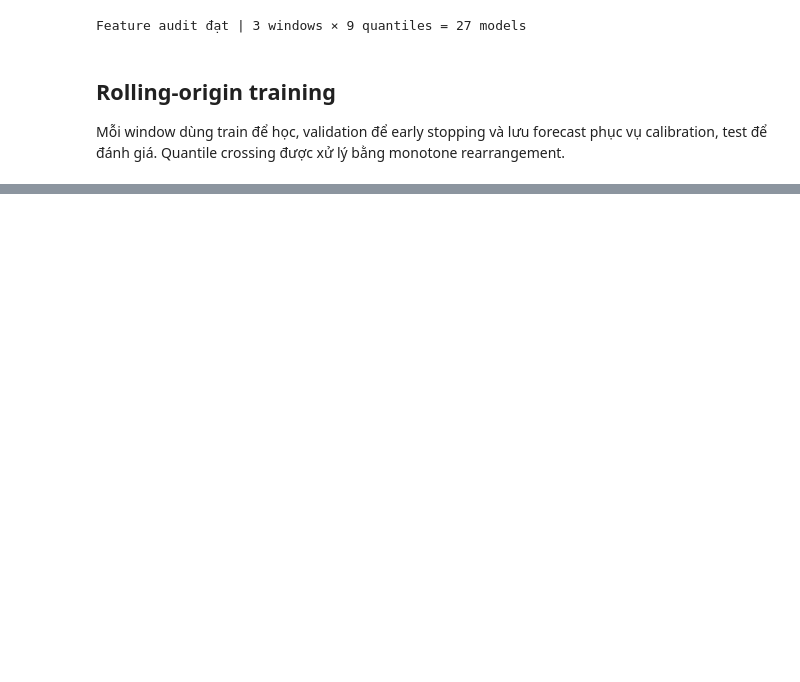
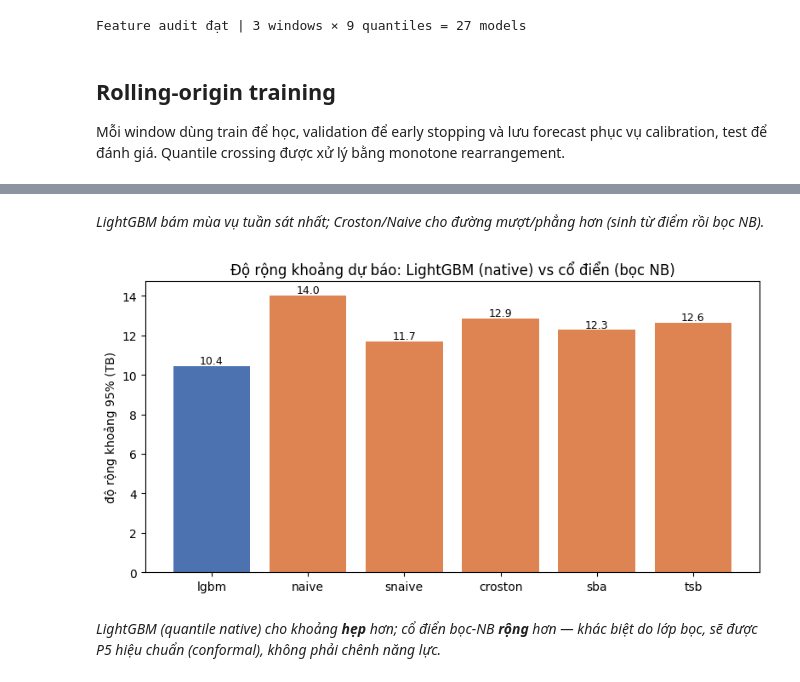
Before and after one commit to DuyKhanh162/m5-intermittent-forecasting, a Jupyter notebook: notebooks/P3.ipynb, the cells around one changed output, grey strips where cells are left out. Drawn from its saved outputs; the diff is of its cells as text; code cells hidden in the pictures; blank space fills up the shorter version.

```diff
--- a/notebooks/P3.ipynb
+++ b/notebooks/P3.ipynb
@@ -307,0 +517,23 @@ Forecast rows: 2,626,344 | runtime: 16.5 phút
+# %% [markdown]
+*LightGBM bám mùa vụ tuần sát nhất; Croston/Naive cho đường mượt/phẳng hơn (sinh từ điểm rồi bọc NB).*
+# %%
+# Biểu đồ 3 — Độ rộng khoảng 95% trung bình theo 6 model của P3
+import matplotlib.pyplot as plt
+models = ["lgbm", "naive", "snaive", "croston", "sba", "tsb"]
+w95 = []
+for m in models:
+    d = pd.read_parquet(f"data/outputs/forecasts/{m}.parquet", columns=["quantile_level", "value"])
+    hi = d.loc[d.quantile_level == 0.975, "value"].mean()
+    lo = d.loc[d.quantile_level == 0.025, "value"].mean()
+    w95.append(hi - lo)
+fig, ax = plt.subplots(figsize=(8, 4.2))
+bars = ax.bar(models, w95, color=["#4C72B0"] + ["#DD8452"] * 5)
+for b, v in zip(bars, w95):
+    ax.text(b.get_x() + b.get_width()/2, v + 0.1, f"{v:.1f}", ha="center", fontsize=9)
+ax.set_ylabel("độ rộng khoảng 95% (TB)")
+ax.set_title("Độ rộng khoảng dự báo: LightGBM (native) vs cổ điển (bọc NB)")
+fig.tight_layout(); plt.show()
+# %% [output]
+[figure, added]
+# %% [markdown]
+*LightGBM (quantile native) cho khoảng **hẹp** hơn; cổ điển bọc-NB **rộng** hơn — khác biệt do lớp bọc, sẽ được P5 hiệu chuẩn (conformal), không phải chênh năng lực.*
```
Also changed, not shown: parts of 13 cells of this notebook, 27 other files.
